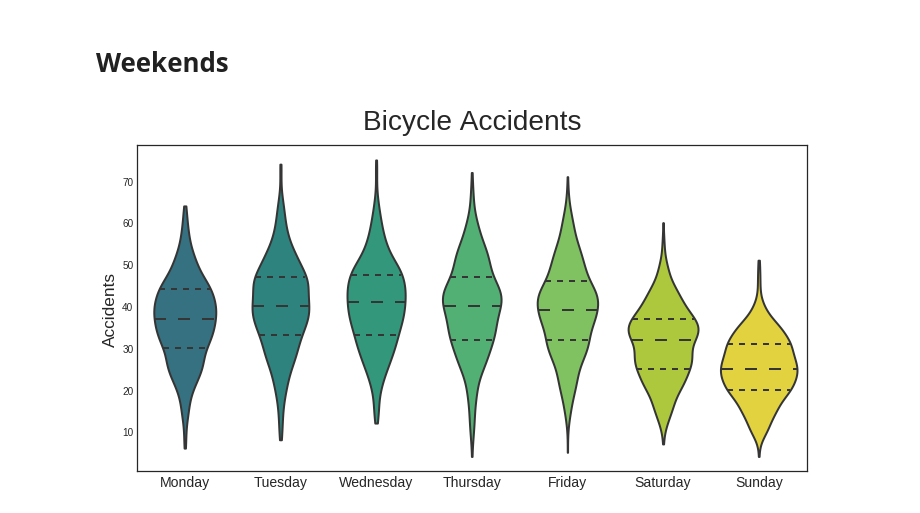
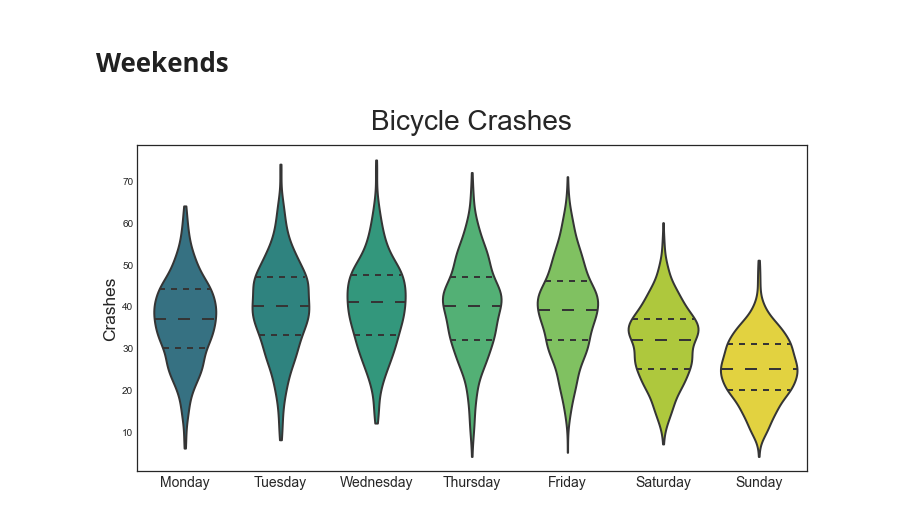
Before and after one commit to agude/agude.github.io, a Jupyter notebook: files/switrs-bicycle-accidents-by-date/SWITRS Crash Dates With Bicycles.ipynb, the cells around one changed output. Cells and saved outputs as stored; diff of their text form; code cells hidden in the pictures.

```diff
--- a/files/switrs-bicycle-accidents-by-date/SWITRS Crash Dates With Bicycles.ipynb
+++ b/files/switrs-bicycle-accidents-by-date/SWITRS Crash Dates With Bicycles.ipynb
@@ -231,33 +231,33 @@ df_dow = df_dow.reset_index()
 # Set plotting style
 plt.style.use('seaborn-white')
 
 # Set plot size
 fig = plt.gcf()
 fig.set_size_inches(12, 6)
 
 colors = cm.viridis(np.linspace(0.4, 1, 7))
 ax = sns.violinplot(
     x="DOW",
     y="Crashes",
     data=df_dow,
     linewidth=2,
     cut=0,
     inner="quartile",
     palette=colors,
 )
 
 # Set plot title
-plt.title('Bicycle Accidents', y=1.03, size=28)
+plt.title('Bicycle Crashes', y=1.03, size=28)
 
 # Set Y and X range
 #plt.gca().set_ylim([0, 3000])
-plt.ylabel("Accidents", fontsize=FONTSIZE)
+plt.ylabel("Crashes", fontsize=FONTSIZE)
 plt.xlabel("")
 
 # Set X tick labels
 ax.set_xticklabels(["Monday", "Tuesday", "Wednesday", "Thursday", "Friday", "Saturday", "Sunday"], size=14)
 
 for ext in ("png", "svg"):
     plt.savefig("/tmp/bicycle_accidents_by_day_of_the_week.{ext}".format(ext=ext), bbox_inches="tight")
 # %% [output]
-[figure, old version]
+[figure, new version]
```
Also changed, not shown: parts of 2 cells of this notebook, 28 other files.
